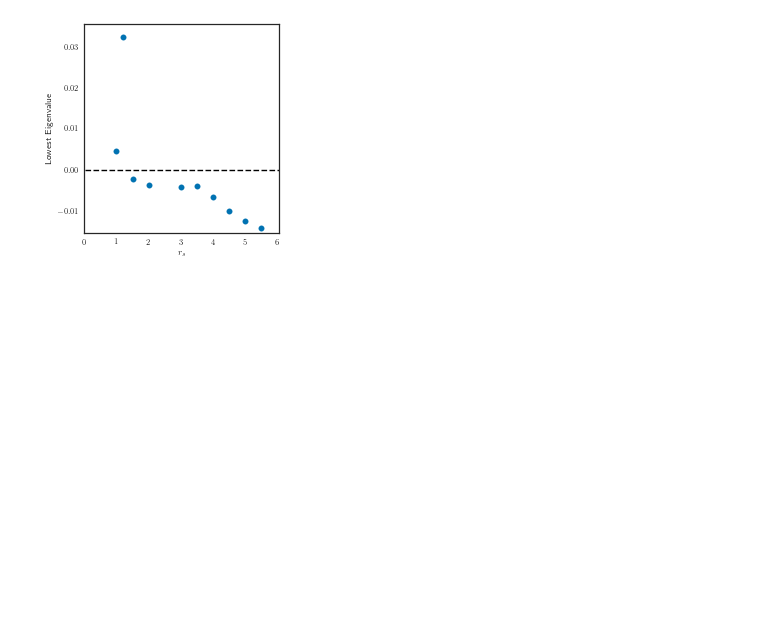
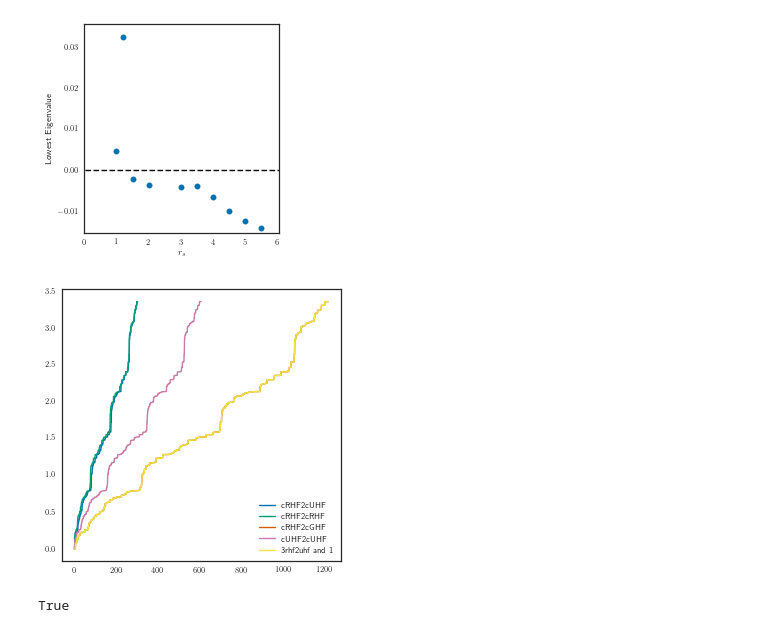
Before and after one commit to ecurtin2/HF-Stability, a Jupyter notebook: analysis/Analyzer.ipynb, the cells around one changed output. Saved outputs shown, nothing was run; the diff lists cells and outputs as text; code cells hidden in the pictures; blank space fills up the shorter version.

Commit message:
Added eigenvalue histograms and updated matrixproperties.

```diff
--- a/analysis/Analyzer.ipynb
+++ b/analysis/Analyzer.ipynb
@@ -136,3 +136,33 @@ plt.tight_layout()
 plt.show()
 # %% [output]
 [figure]
+# %%
+# load and scrub data
+workdir = '/home/evan/git/HF-Stability/analysis/'
+df =  HFSA.json_dir_to_df(workdir)
+
+df.dropna(axis='rows', subset=['NDIM', 'rs', 'Nk', 'mycase', 'dav_min_eval'], inplace=True)
+df['Nk'] = df['Nk'].astype(int)
+df['NDIM'] = df['NDIM'].astype(int)
+df['mycase'] = df['mycase'].astype(str)
+# %%
+evaldic = {df['mycase'].iloc[i] : df['exact_evals'].iloc[i] for i in range(len(df))}
+# %%
+fig = plt.figure()
+for key, val in evaldic.items():
+    plt.plot(range(len(val)), val, label=key)
+
+
+sort = np.sort(np.concatenate([ evaldic['cRHF2cRHF']
+                               ,evaldic['cRHF2cUHF']
+                               ,evaldic['cRHF2cUHF']
+                               ,evaldic['cRHF2cUHF'] ]))
+plt.plot(range(len(sort)), sort, label='3rhf2uhf and 1')
+plt.legend()
+plt.show()
+# %% [output]
+[figure, added]
+# %%
+print(np.all(np.abs(sort - evaldic['cRHF2cGHF']) < 1e-10))
+# %% [output]
+True
```
Also changed, not shown: parts of 4 cells of this notebook, 12 other files.
